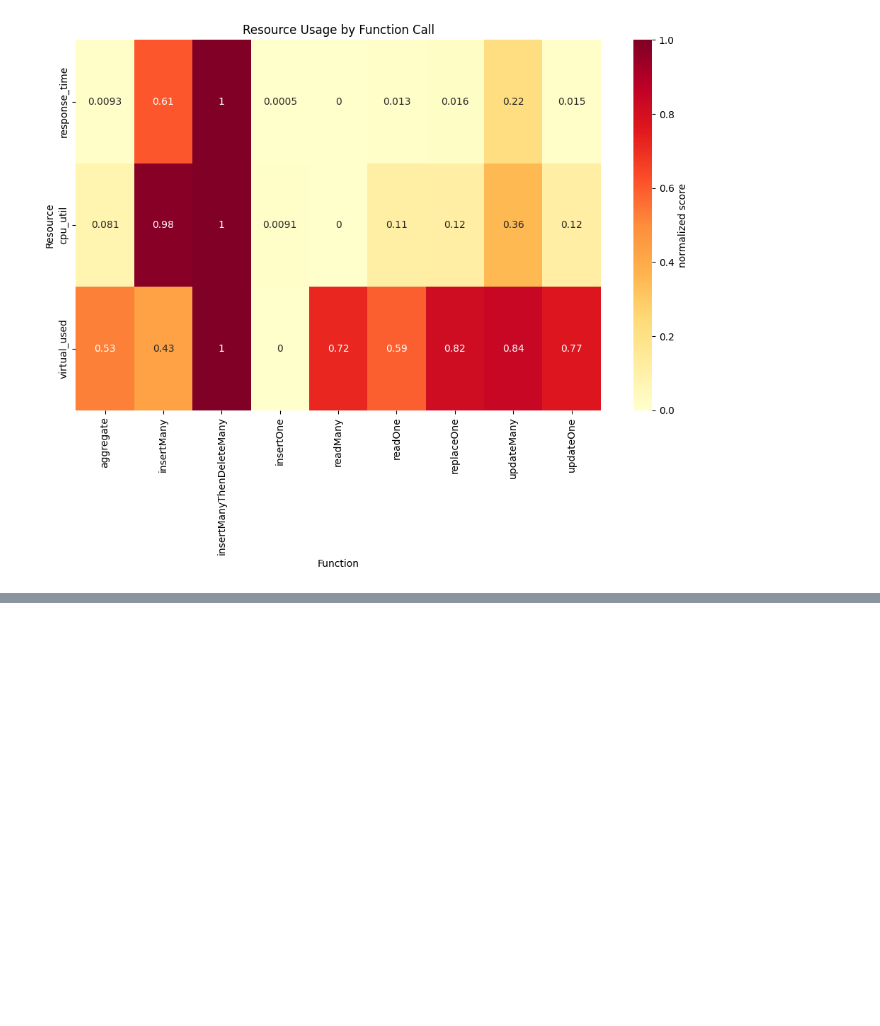
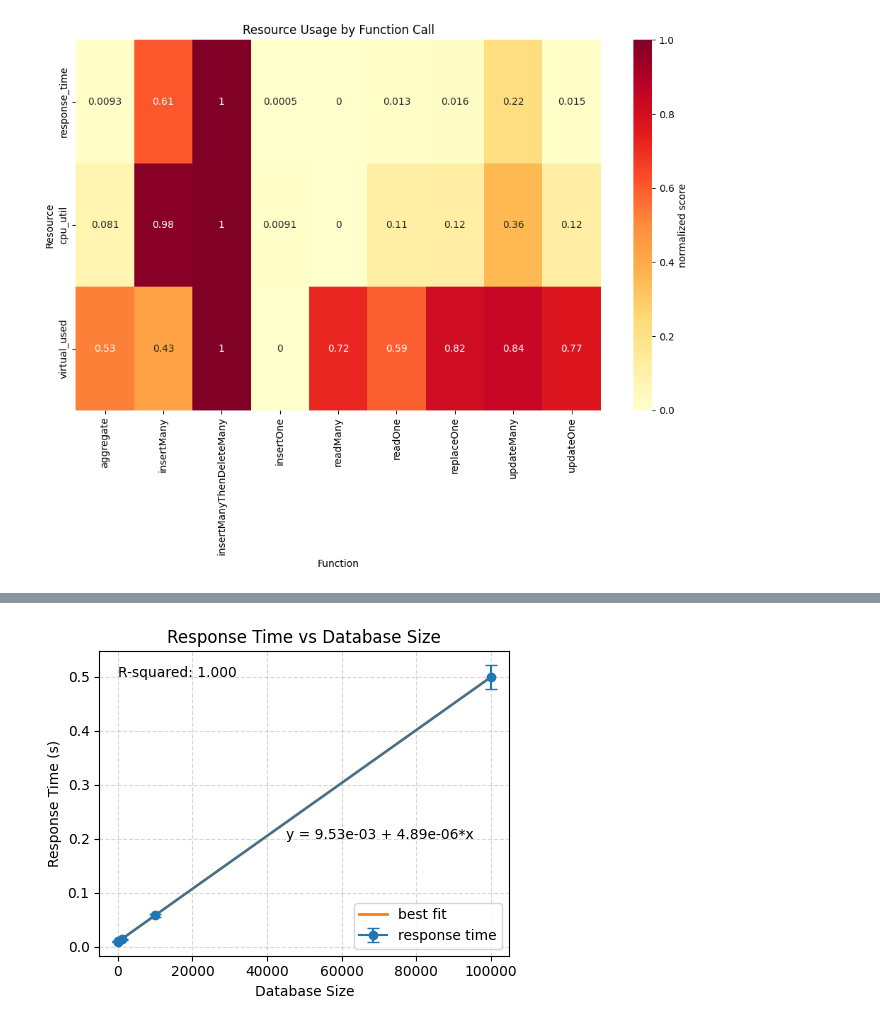
Before and after one commit to AhmadJanjua/MongoPerformance, a Jupyter notebook: src/analysis.ipynb, the cells around one changed output, grey strips where cells are left out. Saved outputs shown, nothing was run; the diff lists cells and outputs as text; code cells hidden in the pictures; blank space fills up the shorter version.

```diff
--- a/src/analysis.ipynb
+++ b/src/analysis.ipynb
@@ -886,0 +894,38 @@ createDeleteStackChartCI(t_df.copy(deep=True))
+# %%
+def sizeResponseCorrelation(df: pd.DataFrame):
+    # filter
+    df = df[df["operation"] != "execute"]
+    df = df[df["db_size"] < 10**6]
+
+    # calculate the confidence interval
+    df = CI(df, ["db_size"], "response_time")
+
+    # extract variables
+    x = df["db_size"]
+    y = df["mean"]
+    yerr = [y - df["ci_lower"], df["ci_upper"] - y]
+
+    # scatter + regression line
+    fig, ax = plt.subplots(figsize=(5, 4))
+    ax.errorbar(
+        x, y, yerr=yerr,
+        marker='o', capsize=4,
+        label="response time"
+    )
+
+    slope, intercept, r_value, _, _ = stats.linregress(x, y)
+    ax.plot(x, intercept + slope * x, linewidth=2, label="best fit")
+
+    ax.set_xlabel('Database Size')
+    ax.set_ylabel('Response Time (s)')
+    ax.set_title('Response Time vs Database Size')
+    plt.grid(True, linestyle='--', alpha=0.5)
+    plt.tight_layout()
+    plt.annotate(f"y = {intercept:.2e} + {slope:.2e}*x", (45000,0.2))
+    plt.annotate(f"R-squared: {r_value**2:.3f}", (0,0.5))
+    plt.legend()
+    plt.show()
+
+sizeResponseCorrelation(t_df.copy(deep=True))
+# %% [output]
+[figure, added]
```
Also changed, not shown: parts of 7 cells of this notebook.
